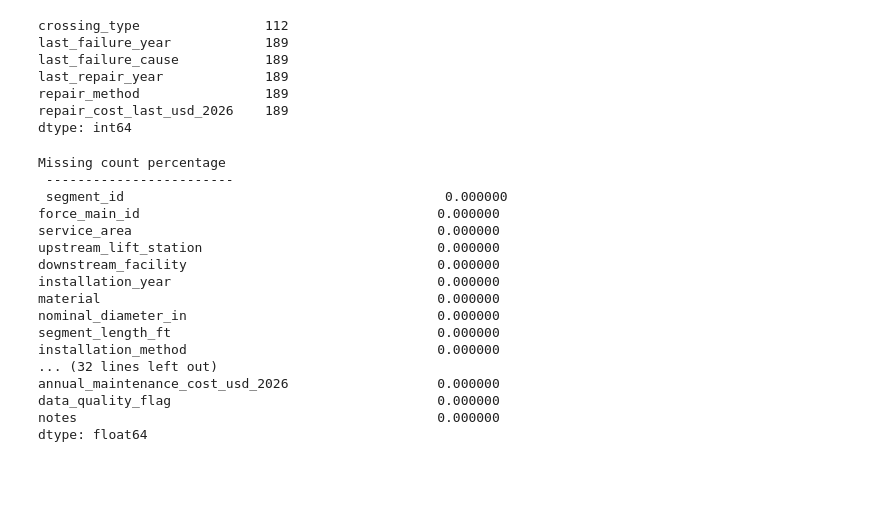
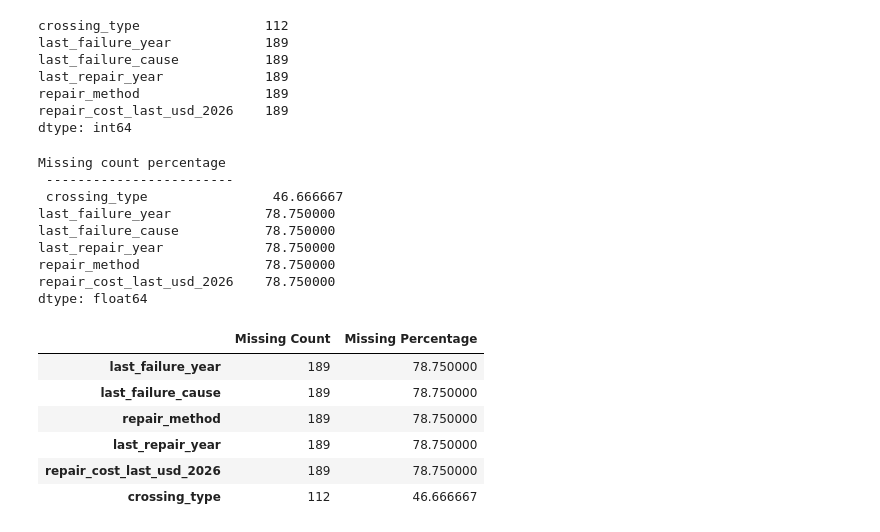
Before and after one commit to brice-applied-modeling/force-main-reliability, a Jupyter notebook: notebooks/01_data_ingestion.ipynb, the cells around one changed output. Drawn from its saved outputs; the diff is of its cells as text; code cells hidden in the pictures; blank space fills up the shorter version.

Commit message:
notebook:  Modified ingestion notebook - determined missing values - created dataframe with missing value count and percentage - provided a md cell explaining how the missing value calcuations worked

```diff
--- a/notebooks/01_data_ingestion.ipynb
+++ b/notebooks/01_data_ingestion.ipynb
@@ -177,22 +177,39 @@ dtype: int64
 # %%
 # Calculate missing-value percentages
 missing_count_pct = missing_count / len(df) * 100
-print("Missing count percentage\n ------------------------\n", missing_count_pct)
+print("Missing count percentage\n ------------------------\n", missing_count_pct[missing_count_pct > 0])
 # %% [output]
 Missing count percentage
  ------------------------
- segment_id                                         0.000000
-force_main_id                                      0.000000
-service_area                                       0.000000
-upstream_lift_station                              0.000000
-downstream_facility                                0.000000
-installation_year                                  0.000000
-material                                           0.000000
-nominal_diameter_in                                0.000000
-segment_length_ft                                  0.000000
-installation_method                                0.000000
-... (32 lines left out)
-annual_maintenance_cost_usd_2026                   0.000000
-data_quality_flag                                  0.000000
-notes                                              0.000000
+ crossing_type                46.666667
+last_failure_year            78.750000
+last_failure_cause           78.750000
+last_repair_year             78.750000
+repair_method                78.750000
+repair_cost_last_usd_2026    78.750000
 dtype: float64
+# %%
+# Create one missing-value summary table
+missing_summary = pd.DataFrame({
+    "Missing Count": df.isna().sum(),
+    "Missing Percentage": df.isna().mean() * 100
+})
+
+missing_summary = missing_summary[
+    missing_summary["Missing Count"] > 0
+    ]
+
+missing_summary = missing_summary.sort_values(
+    by = "Missing Percentage",
+    ascending = False
+)
+
+missing_summary
+# %% [output]
+|  | Missing Count | Missing Percentage |
+| last_failure_year | 189 | 78.750000 |
+| last_failure_cause | 189 | 78.750000 |
+| repair_method | 189 | 78.750000 |
+| last_repair_year | 189 | 78.750000 |
+| repair_cost_last_usd_2026 | 189 | 78.750000 |
+| crossing_type | 112 | 46.666667 |
```
Also changed, not shown: parts of 1 cell of this notebook.
